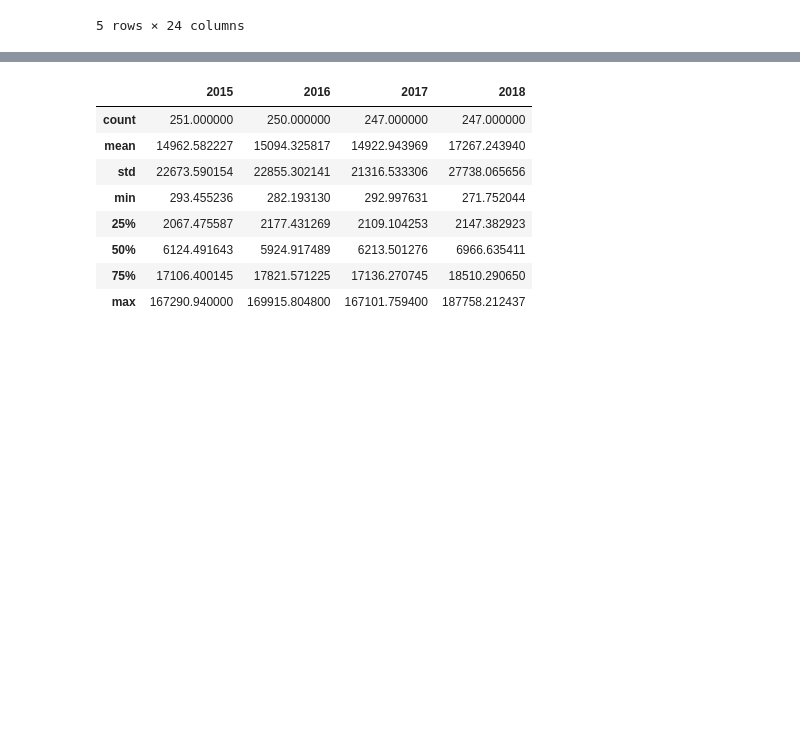
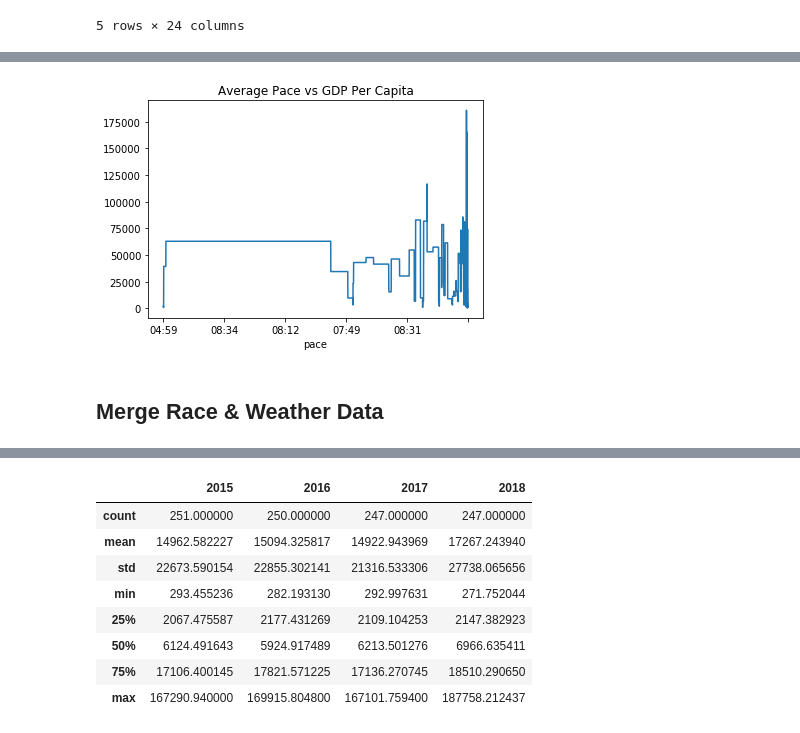
Before and after one commit to nmuldowney/nyc-marathon-capstone, a Jupyter notebook: notebooks/nyc_weather_and_gdp_eda.ipynb, the cells around one changed output, grey strips where cells are left out. Drawn from its saved outputs; the diff is of its cells as text; code cells hidden in the pictures; blank space fills up the shorter version.

```diff
--- a/notebooks/nyc_weather_and_gdp_eda.ipynb
+++ b/notebooks/nyc_weather_and_gdp_eda.ipynb
@@ -181,5 +261,5 @@ clean_nyc.head()
 # %%
-race_and_gdp = pd.merge(clean_nyc, gdp2, on = 'country')
+race_and_gdp = pd.merge(clean_nyc, gdp_percap_2018, on = 'country')
 # %%
 race_and_gdp.head()
 # %% [output]
@@ -193,3 +276,10 @@ race_and_gdp.head()
+# %%
+#WORK IN PROGRESS ON THIS GRAPH
+race_and_gdp.plot(x='pace',y='2018',title = 'Average Pace vs GDP Per Capita',legend=None);
+# %% [output]
+[figure, added]
 # %%
 #group by country - average pace
 #display gdp per capita for 2018 per country
+# %% [markdown]
+## Merge Race & Weather Data
```
Also changed, not shown: parts of 29 cells of this notebook.
